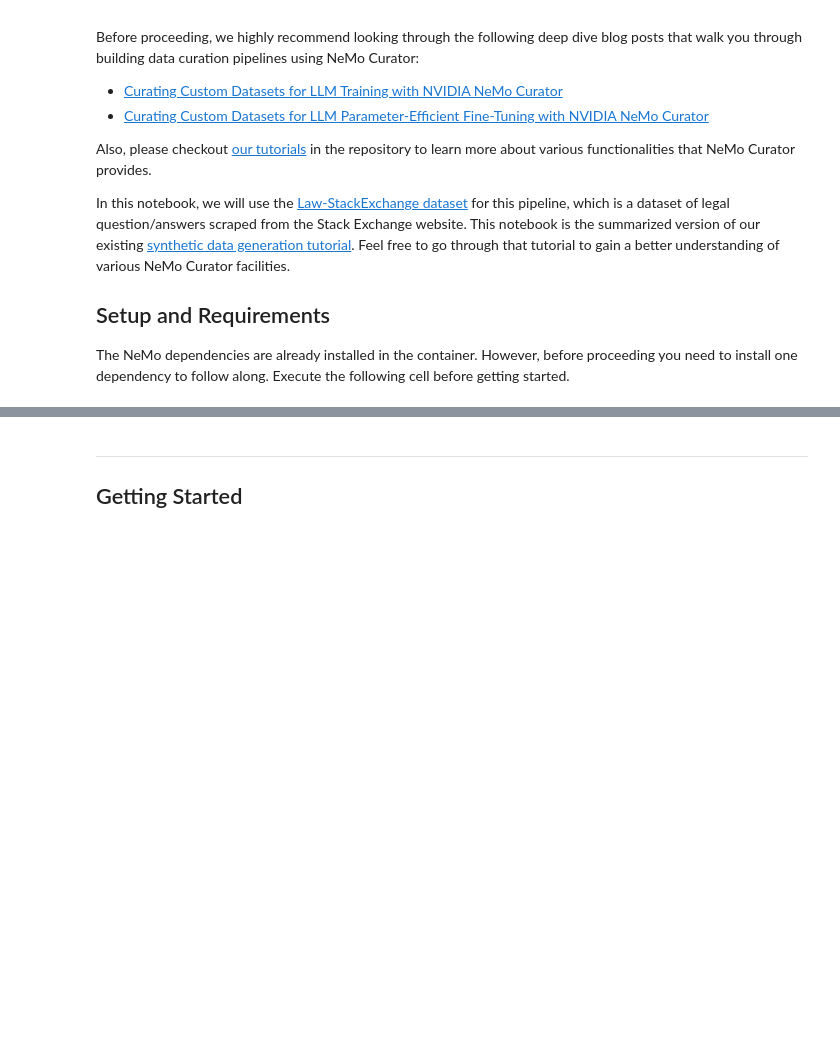
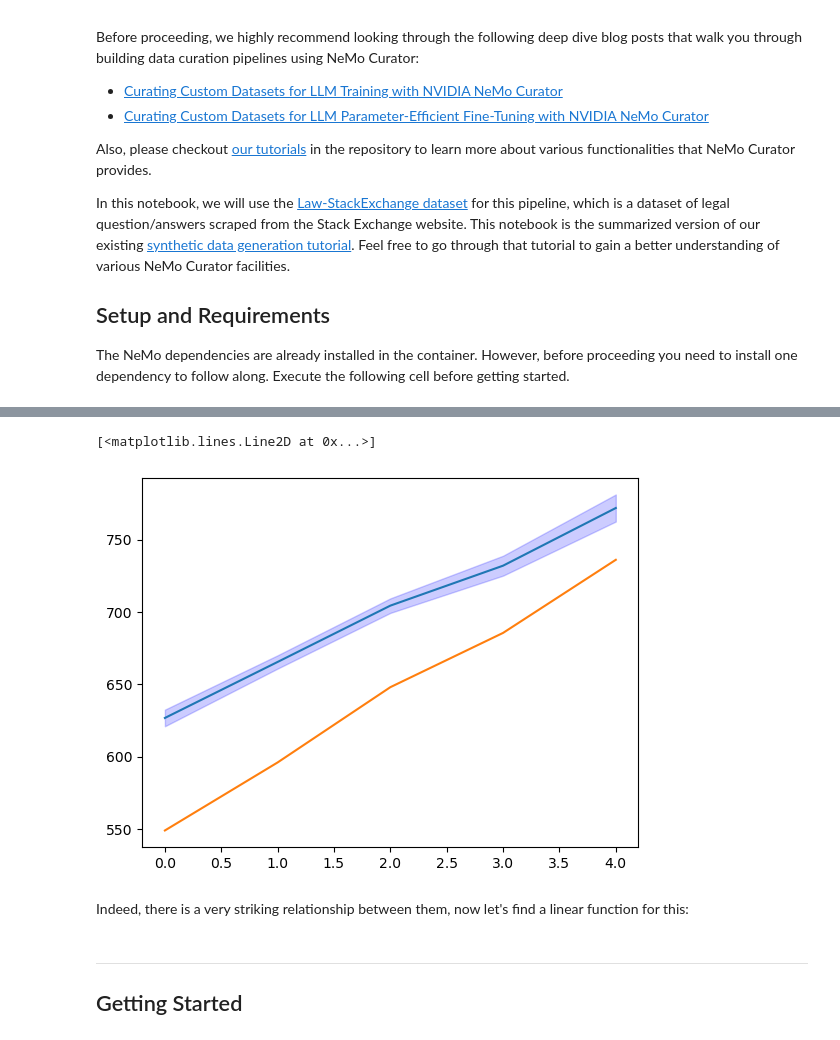
Before and after one commit to st-ts/ODSC-Hackathon-Repository, a Jupyter notebook: step-1-data-curation.ipynb, the cells around one changed output, grey strips where cells are left out. Saved outputs shown, nothing was run; the diff lists cells and outputs as text; code cells hidden in the pictures; blank space fills up the shorter version.

```diff
--- a/step-1-data-curation.ipynb
+++ b/step-1-data-curation.ipynb
@@ -57,0 +72,16 @@ train_dataset_df['quest_len'] = train_dataset_df['quest_len']
+# %%
+# Get the mean values of the number of tags
+mean_quest_len_tags =  np.array([np.mean(train_dataset_df[train_dataset_df['tag_n'] == tn]["quest_len"]) for tn in np.arange(1,6)])
+median_quest_len_tags = np.array([np.median(train_dataset_df[train_dataset_df['tag_n'] == tn]["quest_len"]) for tn in np.arange(1,6)])
+stdev_quest_len_tags =  np.array([sem(train_dataset_df[train_dataset_df['tag_n'] == tn]["quest_len"]) for tn in np.arange(1,6)])
+# Plotting
+fig, ax = plt.subplots()
+ax.plot(mean_quest_len_tags)
+# shade standard deviation around the mean
+ax.fill_between(np.arange(5), mean_quest_len_tags - stdev_quest_len_tags, mean_quest_len_tags + stdev_quest_len_tags, color='b', alpha=0.2)
+ax.plot(median_quest_len_tags)
+# %% [output]
+[<matplotlib.lines.Line2D at 0x...>]
+[figure, added]
+# %% [markdown]
+Indeed, there is a very striking relationship between them, now let's find a linear function for this:
```
Also changed, not shown: parts of 11 cells of this notebook.
